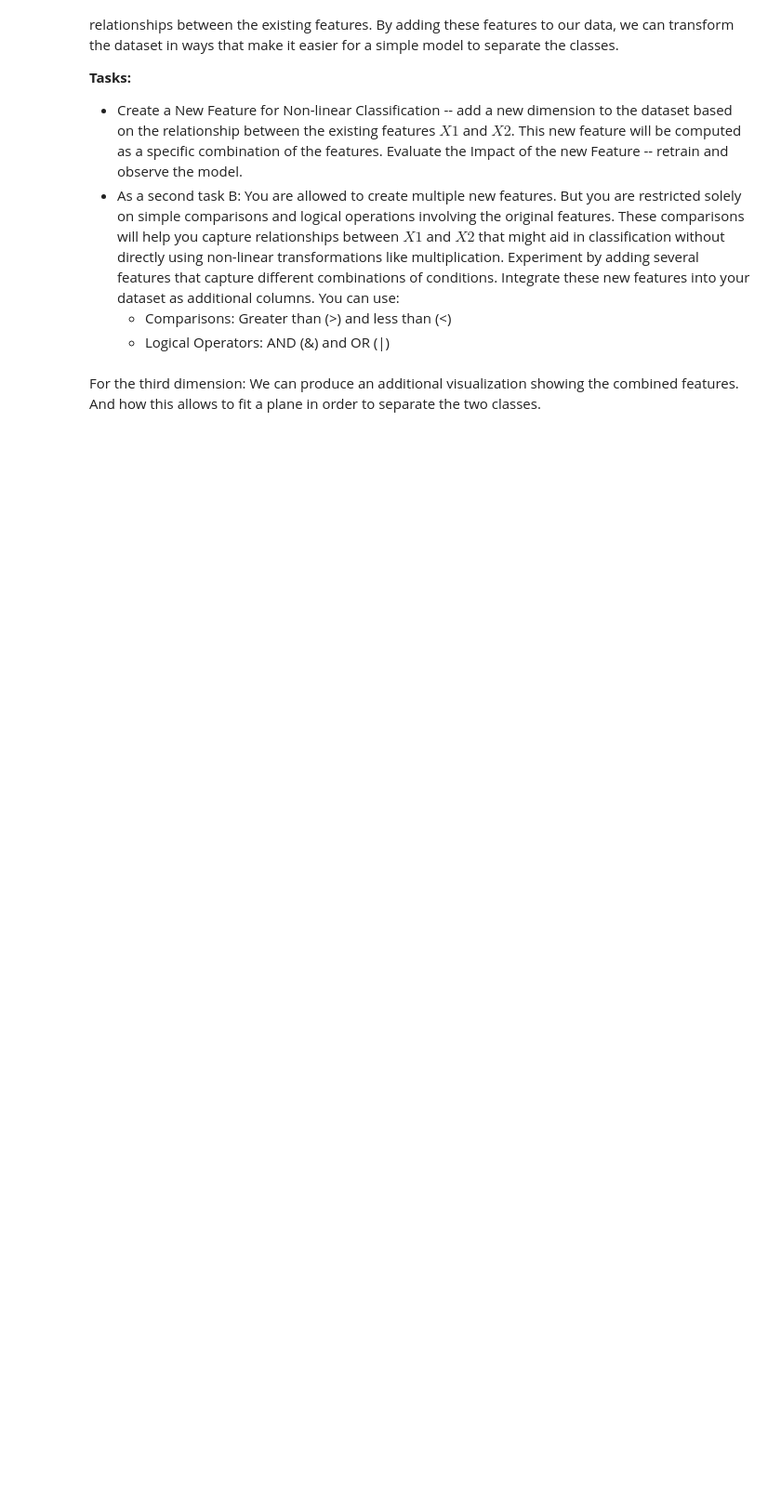
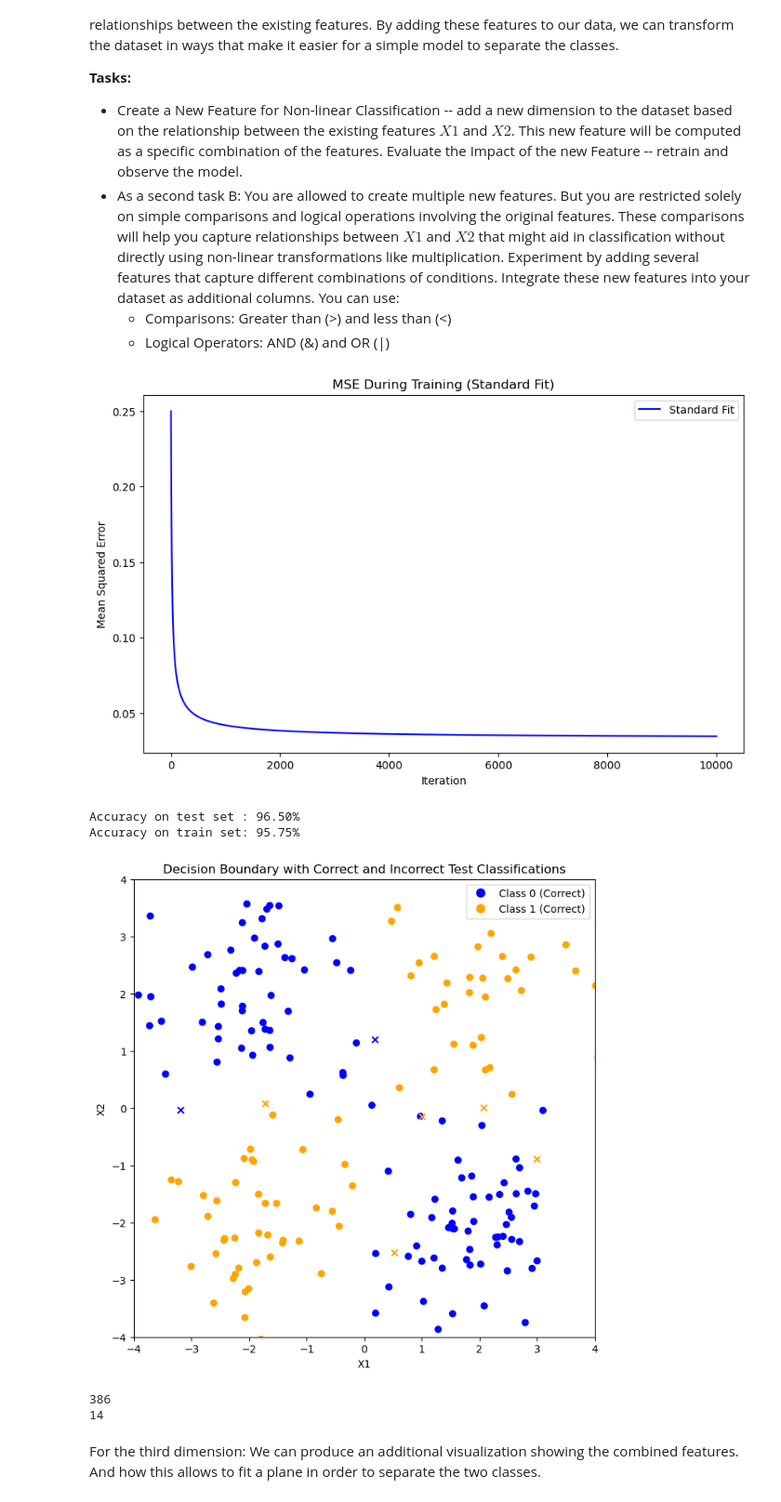
Before and after one commit to MarvinKohnen/deep-reinforcement-learning, a Jupyter notebook: drl_deep_course/5_MLP/5_A_Classification.ipynb, the cells around one changed output. Shown: that part at 93% size. Drawn from its saved outputs; the diff is of its cells as text; code cells hidden in the pictures; blank space fills up the shorter version.

```diff
--- a/drl_deep_course/5_MLP/5_A_Classification.ipynb
+++ b/drl_deep_course/5_MLP/5_A_Classification.ipynb
@@ -289,10 +298,13 @@ y = (y == 1) | (y == 2)
 # Add a third dimension with zero values
 X = np.hstack((X, np.zeros((X.shape[0], 1))))
 # TODO: Compute this column for your datapoints using X[:, 0] and X[:, 1]
-# X[:, 2] = ...
+X[:, 2] = X[:, 0] * X[:, 1]
 # TODO TASK B: Comment the above lines and add n (as many as you like) features as columnes
 # X = np.hstack((X, np.zeros((X.shape[0], 4))))
-#X[:, 2] = (X[:, 0] > 0).astype(int) ...
+# X[:, 2] = (X[:, 0] > 0).astype(int) & (X[:, 1] > 0).astype(int)
+# X[:, 3] = (X[:, 0] < 0).astype(int) & (X[:, 1] > 0).astype(int)
+# X[:, 4] = (X[:, 0] > 0).astype(int) & (X[:, 1] < 0).astype(int)
+# X[:, 5] = (X[:, 0] < 0).astype(int) & (X[:, 1] < 0).astype(int)
 
 # Split into training and test sets
 X_train, X_test, y_train, y_test = train_test_split(X, y, test_size=0.2, random_state=42)
@@ -303,7 +315,7 @@ from sklearn.metrics import accuracy_score
 
 # Initialize and train the NeuralNetworkClass model
 input_dim = X_train.shape[1]
-model = NeuralNetworkClass(input_dim=input_dim, learning_rate=0.02, n_iterations=1000)
+model = NeuralNetworkClass(input_dim=input_dim, learning_rate=0.02, n_iterations=10000)
 model.fit(X_train, y_train)
 
 # Plot the learning curve
@@ -336,33 +348,40 @@ for i in range(len(y_test)):
     if y_pred_labels[i] == y_test[i]:  # Correct classification
         correct_x.append(X_test[i, 0])
         correct_y.append(X_test[i, 1])
         correct_colors.append('blue' if y_test[i] == 0 else 'orange')
     else:  # Incorrect classification
         incorrect_x.append(X_test[i, 0])
         incorrect_y.append(X_test[i, 1])
         incorrect_colors.append('blue' if y_test[i] == 0 else 'orange')
 
 # Plot decision boundary and test data points
 plt.figure(figsize=(8, 8))
 
 # Plot correctly classified points (circles) and incorrectly classified points (crosses) with class color
 plt.scatter(correct_x, correct_y, c=correct_colors, marker='o', label='Correctly Classified')
 plt.scatter(incorrect_x, incorrect_y, c=incorrect_colors, marker='x', label='Incorrectly Classified')
 
 # Adding legend for color and boundary
 correct_class_label = plt.Line2D([0], [0], marker='o', color='w', markerfacecolor='blue', markersize=10, label='Class 0 (Correct)')
 incorrect_class_label = plt.Line2D([0], [0], marker='o', color='w', markerfacecolor='orange', markersize=10, label='Class 1 (Correct)')
 plt.legend(handles=[correct_class_label, incorrect_class_label])
 
 plt.xlim(-4,4)
 plt.ylim(-4,4)
 plt.xlabel("X1")
 plt.ylabel("X2")
 plt.title("Decision Boundary with Correct and Incorrect Test Classifications")
 plt.show()
 
 print(len(correct_x) + len(correct_y))
 print(len(incorrect_x) + len(incorrect_y))
+# %% [output]
+[figure, added]
+Accuracy on test set : 96.50%
+Accuracy on train set: 95.75%
+[figure, added]
+386
+14
 # %% [markdown]
 For the third dimension: We can produce an additional visualization showing the combined features. And how this allows to fit a plane in order to separate the two classes.
 # %%
```
Also changed, not shown: parts of 6 cells of this notebook.
